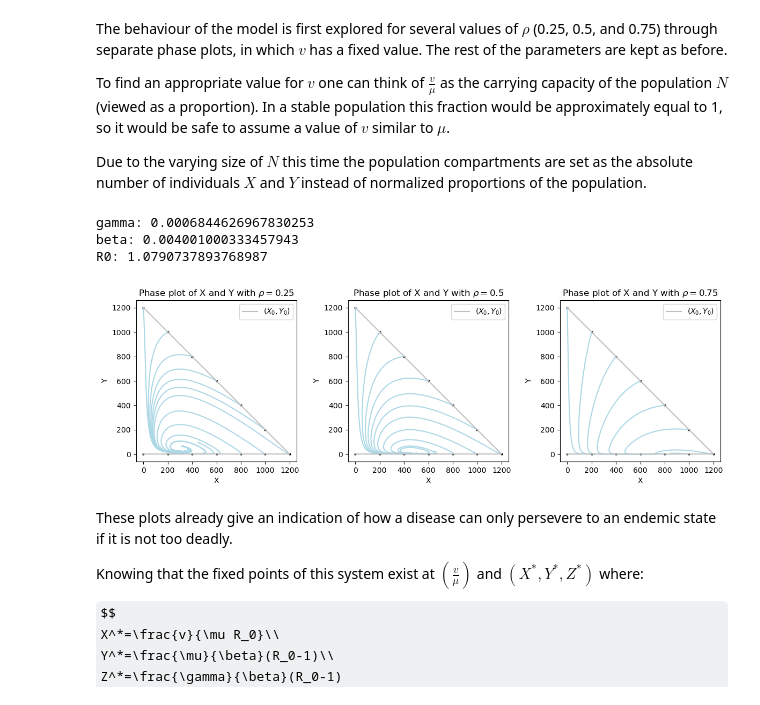
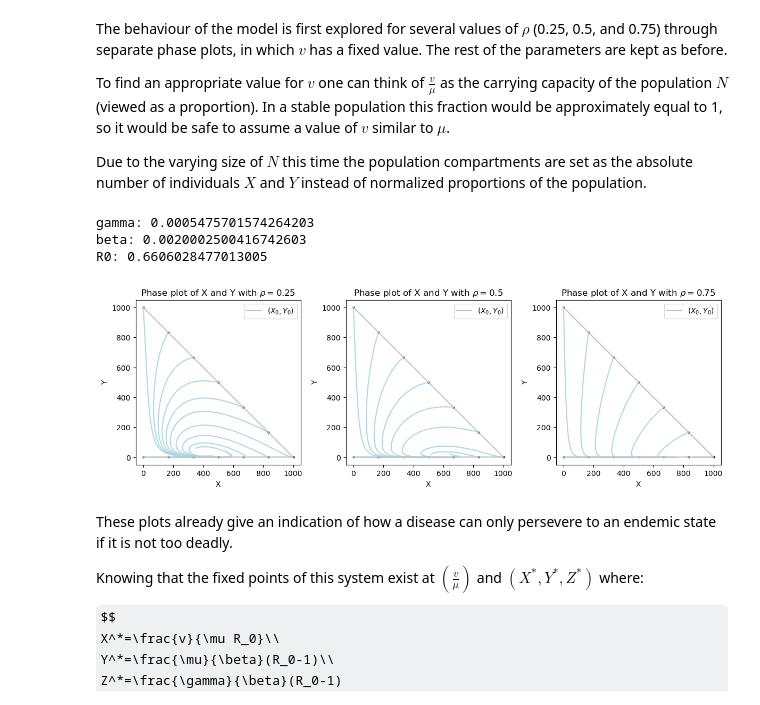
Before and after one commit to mboyan/intro-to-computational-science, a Jupyter notebook: Assignments/Assignment 1/Assignment 1 - SIR model (ODE) - Boyan Mihaylov.ipynb, the cells around one changed output. Cells and saved outputs as stored; diff of their text form; code cells hidden in the pictures; some formulas as TeX source.

```diff
--- a/Assignments/Assignment 1/Assignment 1 - SIR model (ODE) - Boyan Mihaylov.ipynb
+++ b/Assignments/Assignment 1/Assignment 1 - SIR model (ODE) - Boyan Mihaylov.ipynb
@@ -729,7 +729,7 @@ It therefore becomes apparent that the $I^*$ coordinate of the fixed point only
 Since some diseases can indeed have a prolonged infectious period, a $\gamma$ corresponding to a five-year infectious period can be tested together with a very small infection probability $C$ in order to observe the behaviour around the stable fixed point in a phase plot over the course of 70 years.
 # %%
 num_plots = 13
-base_population = 1200
+base_population = 1000
 increment = base_population/(num_plots-1)
 
 # Iteration step
@@ -965,7 +965,7 @@ To find an appropriate value for $v$ one can think of $\frac{v}{\mu}$ as the car
 Due to the varying size of $N$ this time the population compartments are set as the absolute number of individuals $X$ and $Y$ instead of normalized proportions of the population.
 # %%
 num_plots = 13
-base_population = 1200
+base_population = 1000
 increment = base_population/(num_plots-1)
 
 # Iteration step
@@ -1001,41 +1001,41 @@ for i in range(len(rhos)):
             Z_start = 0
 
         # Initialize infection model
-        SIR = InfectionModelDemIIMD(X_start, Y_start, Z_start, k=8, c=0.0005, pinf=1461, lifespan = 16107.525, rho=rhos[i], v=v)
+        SIR = InfectionModelDemIIMD(X_start, Y_start, Z_start, k=8, c=0.00025, pinf=1826.25, lifespan = 16107.525, rho=rhos[i], v=v)
 
         # Append starting points and mark their positions
         X_starts.append(X_start)
         Y_starts.append(Y_start)
         axs[i].plot(X_start,Y_start,**{'marker':'o', 'markerfacecolor':'k', 'markeredgecolor':'k', 'markersize':2})
 
         # Track development of infection over time
         S_log, I_log, R_log, time_log = SIR.iterate(step, max_time, constrain=False)
 
         X_log = np.multiply(S_log, base_population)
         Y_log = np.multiply(I_log, base_population)
         Z_log = np.multiply(R_log, base_population)
 
         # Plot infection values
         axs[i].plot(X_log, Y_log,color='lightblue')
         axs[i].set_aspect('equal','box')
         axs[i].set_xlabel('X')
         axs[i].set_ylabel('Y')
         axs[i].set_title('Phase plot of X and Y with '+'$\\rho=$'+str(rhos[i]))
 
     # Plot starting points
     axs[i].plot(X_starts, Y_starts,color='silver', label='$(X_{0},Y_{0})$')
     axs[i].legend()
 
 print("gamma: "+str(SIR.gamma))
 print("beta: "+str(SIR.beta))
 print("R0: "+str(SIR.R0))
 plt.tight_layout()
 plt.show()
 # %% [output]
-gamma: 0.0006844626967830253
-beta: 0.004001000333457943
-R0: 1.0790737893768987
+gamma: 0.0005475701574264203
+beta: 0.0020002500416742603
+R0: 0.6606028477013005
-[figure, old version]
+[figure, new version]
 # %% [markdown]
 These plots already give an indication of how a disease can only persevere to an endemic state if it is not too deadly.
 
```
Also changed, not shown: parts of 5 cells of this notebook, 21 other files.
